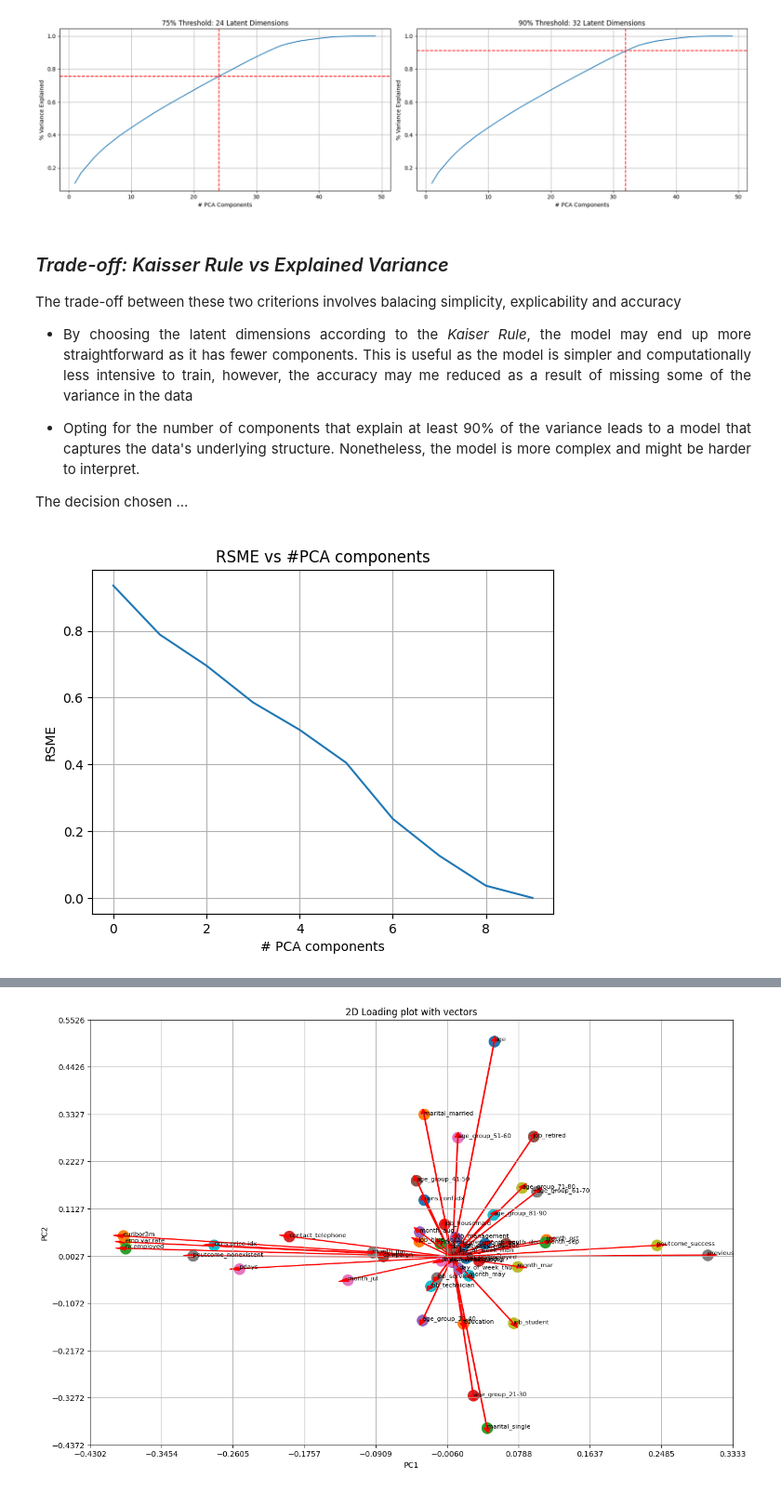
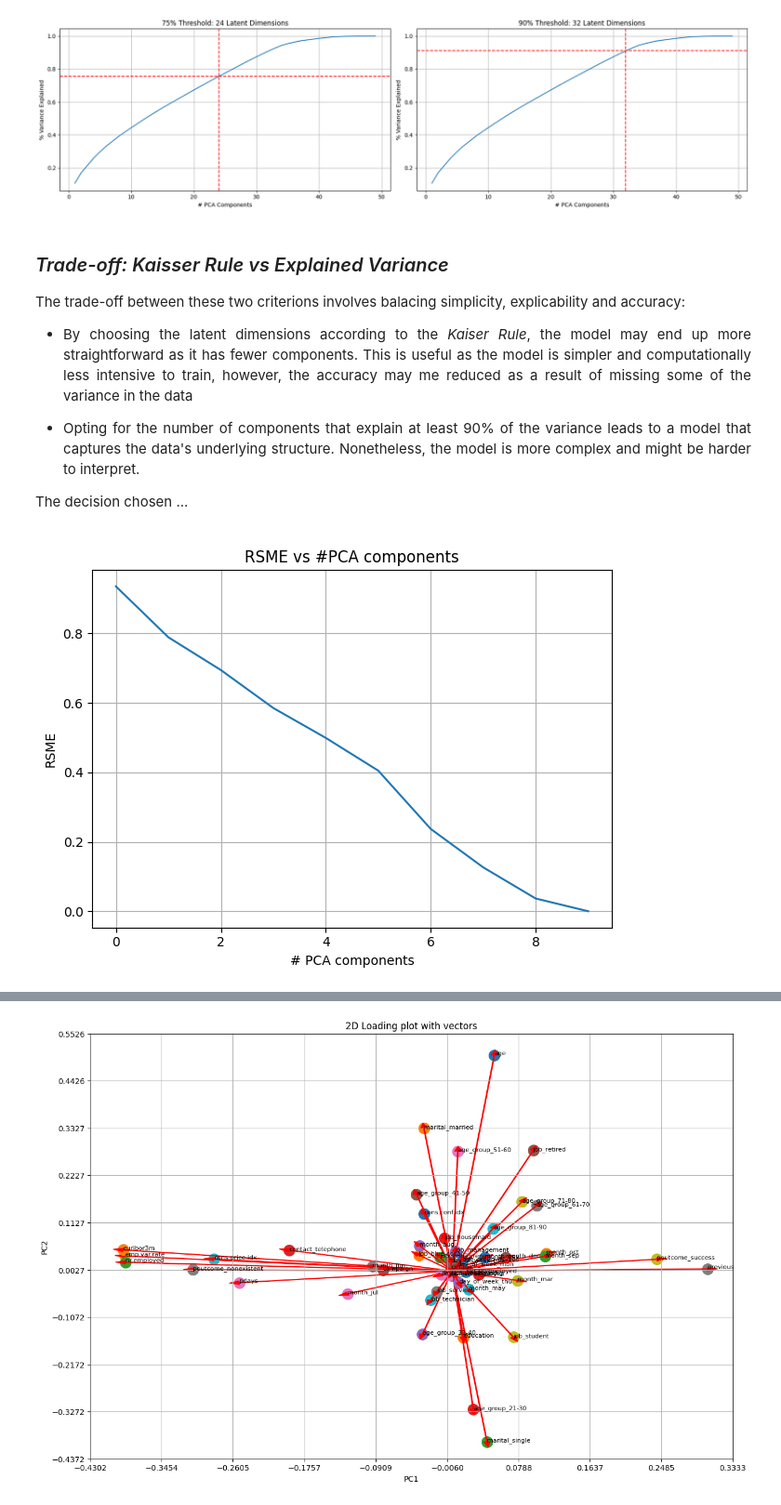
Before and after one commit to SergioCuencaNunez/ml3-bank-marketing, a Jupyter notebook: main.ipynb, the cells around one changed output, grey strips where cells are left out. Shown at 93% size. Drawn from its saved outputs; the diff is of its cells as text; code cells hidden in the pictures.

```diff
--- a/main.ipynb
+++ b/main.ipynb
@@ -102,3 +99,5 @@ df = pd.read_csv(data_dir)
+# %%
+df = pd.read_csv("./bank_marketing_dataset.csv")
 # %%
 df.info()
 # %% [output]
@@ -351,10 +358,12 @@ memory usage: 6.2+ MB
 # %%
 # Exclude duration for realistic predictive analysis as stated in the variable description
 # Exclude suscribed as it is the target variable
-exclude = ['duration', 'subscribed']
+exclude = ['duration','subscribed']
 
 # Create a new DataFrame without the excluded columns
 dfX = df.drop(columns = exclude)
+dfY = df[['subscribed']]
+
 dfX.info()
 # %% [output]
 <class 'pandas.core.frame.DataFrame'>
@@ -390,7 +403,7 @@ from sklearn.preprocessing import OrdinalEncoder, OneHotEncoder, LabelEncoder
 
 # Define which columns are to be encoded using which method
 ordinal_cols = ['education']
-binary_cols = ['default', 'housing', 'loan']
+binary_cols = ['default', 'housing', 'loan', 'subscribed']
 nominal_cols = ['age_group', 'job', 'marital', 'contact', 'month', 'day_of_week', 'poutcome']
 
 # Apply ordinal encoding
@@ -401,7 +414,10 @@ dfX['education'] = ordinal_encoder.fit_transform(dfX[['education']])
 # Apply binary encoding using LabelEncoder
 label_encoder = LabelEncoder()
 for col in binary_cols:
-    dfX[col] = label_encoder.fit_transform(dfX[col])
+    if col == 'subscribed':
+        dfY[col] = label_encoder.fit_transform(dfY[col])
+    else:
+        dfX[col] = label_encoder.fit_transform(dfX[col])
 
 # Apply one-hot encoding without the 'sparse' argument
 one_hot_encoder = OneHotEncoder(drop='first')  # No 'sparse' argument here
@@ -577,7 +580,8 @@ plt.show()
 # %% [markdown]
 ## <span style="font-family: Latin Modern Roman; font-size: 20px; font-style: italic;"> Trade-off: Kaisser Rule vs Explained Variance</span>
 <div style="text-align: justify;">
-The trade-off between these two criterions involves balacing simplicity, explicability and accuracy
+
+The trade-off between these two criterions involves balacing simplicity, explicability and accuracy:
 
 * By choosing the latent dimensions according to the *Kaiser Rule*, the model may end up more straightforward as it has fewer components. This is useful as the model is simpler and computationally less intensive to train, however, the accuracy may me reduced as a result of missing some of the variance in the data
 
@@ -588,12 +592,13 @@ The decision chosen ...
 # %%
 sns.lineplot(RMSE)
 plt.xlabel('# PCA components')
 plt.ylabel('RSME')
 plt.grid(True)
 plt.title('RSME vs #PCA components')
+plt.tight_layout()
 plt.show()
 # %% [output]
-[figure, old version]
+[figure, new version]
 # %%
 feature_names = dfX.columns
 
```
Also changed, not shown: parts of 19 cells of this notebook.
